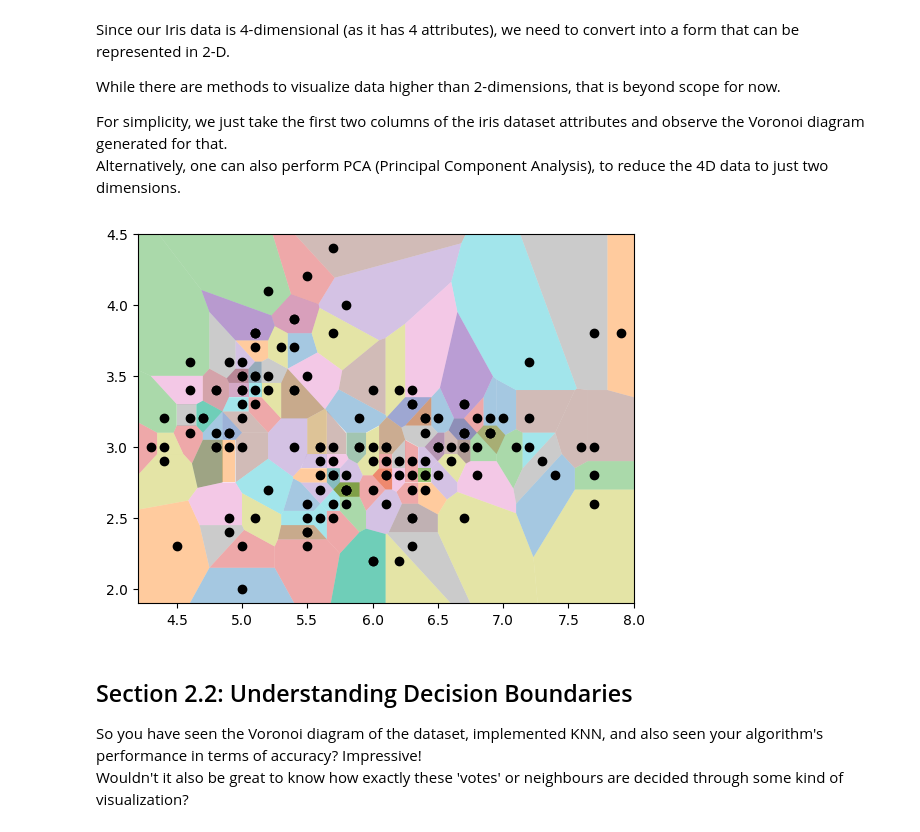
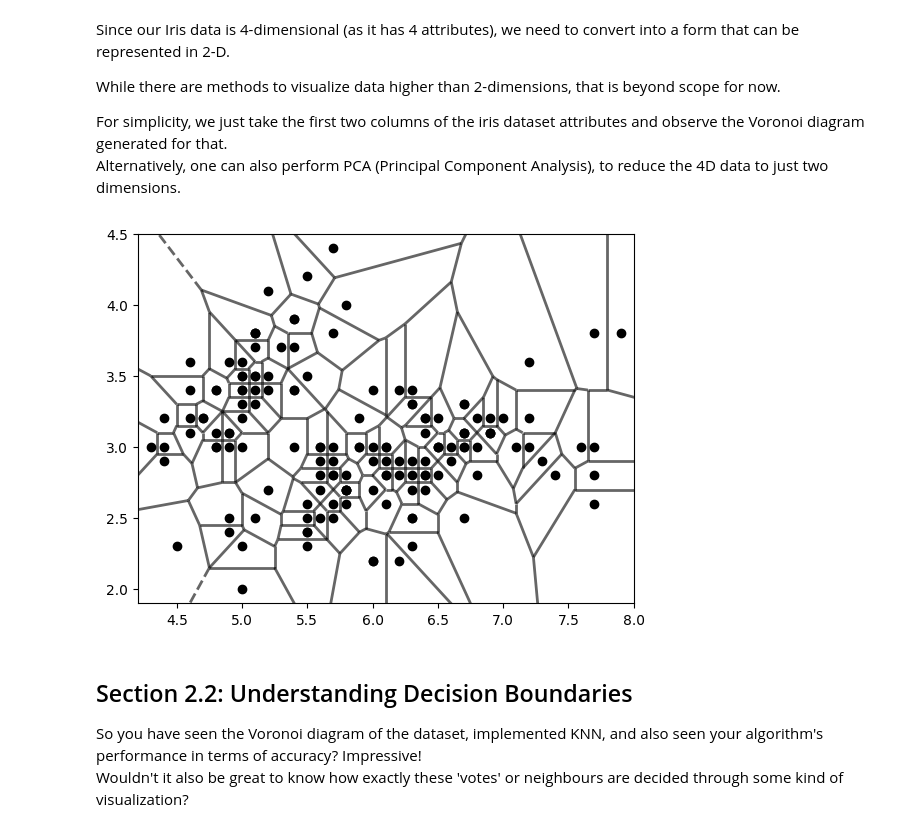
Before and after one commit to Muralimannam/FMML_COURSE_ASSESSMENTS, a Jupyter notebook: Mod3_lab2.ipynb, the cells around one changed output. Saved outputs shown, nothing was run; the diff lists cells and outputs as text; code cells hidden in the pictures.

```diff
--- a/Mod3_lab2.ipynb
+++ b/Mod3_lab2.ipynb
@@ -228,31 +228,20 @@ def voronoi_finite_polygons_2d(vor, radius=None):
 
     return new_regions, np.asarray(new_vertices)
 # %%
-## Plotting Voronoi regions for the Iris dataset
+import numpy as np
+import matplotlib.pyplot as plt
+from scipy.spatial import Voronoi, voronoi_plot_2d
 
-points = []
-xpts = np.array(df['sepal length (cm)'])
-ypts = np.array(df['sepal width (cm)'])
-for i in range(len(xpts)):
-  points.append([xpts[i],ypts[i]])
-# print(points)
-points = np.array(points)
-# compute Voronoi tesselation
+points = np.column_stack((df['sepal length (cm)'], df['sepal width (cm)']))
+
 vor = Voronoi(points)
-
-regions, vertices = voronoi_finite_polygons_2d(vor)
-
-for region in regions:
-    polygon = vertices[region]
-    plt.fill(*zip(*polygon), alpha=0.4)
-
-plt.plot(points[:,0], points[:,1], 'ko')
-plt.xlim(vor.min_bound[0] - 0.1, vor.max_bound[0] + 0.1)
-plt.ylim(vor.min_bound[1] - 0.1, vor.max_bound[1] + 0.1)
-
+voronoi_plot_2d(vor, show_vertices=False, line_colors='black', line_width=2, line_alpha=0.6, point_size=2)
+plt.plot(points[:, 0], points[:, 1], 'ko')
+plt.xlim(points[:, 0].min() - 0.1, points[:, 0].max() + 0.1)
+plt.ylim(points[:, 1].min() - 0.1, points[:, 1].max() + 0.1)
 plt.show()
 # %% [output]
-[figure, old version]
+[figure, new version]
 # %% [markdown]
 ## Section 2.2: Understanding Decision Boundaries
 So you have seen the Voronoi diagram of the dataset, implemented KNN, and also seen your algorithm's performance in terms of accuracy? Impressive!
```
Also changed, not shown: parts of 6 cells of this notebook.
